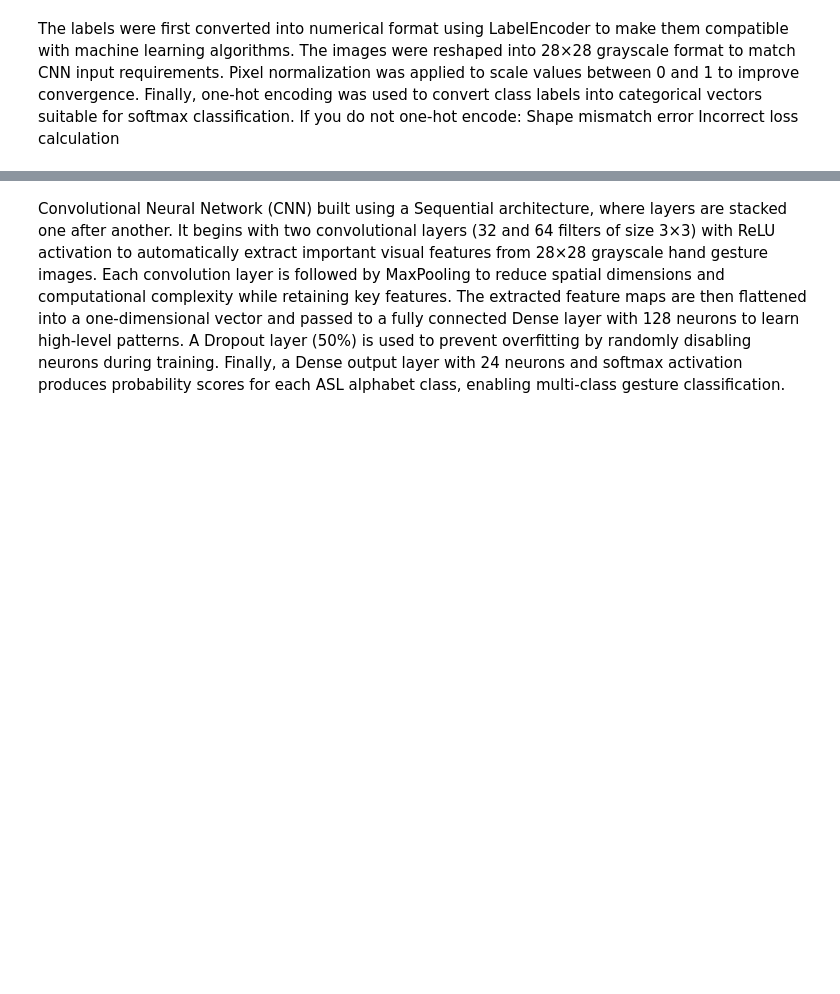
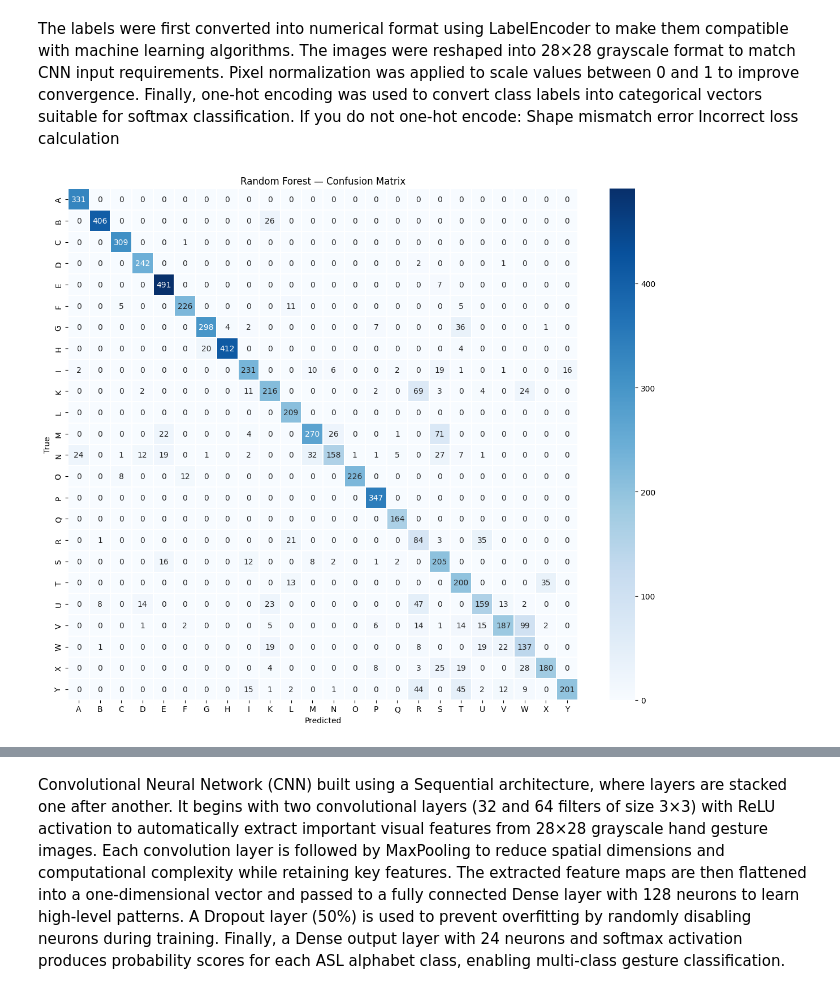
Before and after one commit to RavikrishnanVithushan/Research-Project, a Jupyter notebook: Sign_Language_CNN.ipynb, the cells around one changed output, grey strips where cells are left out. Saved outputs shown, nothing was run; the diff lists cells and outputs as text; code cells hidden in the pictures; blank space fills up the shorter version.

Commit message:
All four model comparision done

```diff
--- a/Sign_Language_CNN.ipynb
+++ b/Sign_Language_CNN.ipynb
@@ -257,0 +205,13 @@ y_test = to_categorical(y_test)
+# %%
+# -----------------------------
+# 4.2 Reshape & Normalise for CNN models (28x28x1, range 0–1)
+# -----------------------------
+X_train = X_train_raw.values.reshape(-1, 28, 28, 1) / 255.0
+X_test  = X_test_raw.values.reshape(-1, 28, 28, 1)  / 255.0
+
+# Flat version for sklearn baseline models
+X_train_flat = X_train_raw.values / 255.0    # shape (27455, 784)
+X_test_flat  = X_test_raw.values  / 255.0
+
+print(f'CNN input shape     : {X_train.shape}')
+print(f'Flat input shape    : {X_train_flat.shape}')
@@ -257,0 +261,18 @@ y_test = to_categorical(y_test)
+# %%
+# -----------------------------
+# 5.1 Random Forest
+# -----------------------------
+print('Training Random Forest (n_estimators=200)...')
+t0 = time.time()
+
+rf = RandomForestClassifier(n_estimators=200, random_state=42, n_jobs=-1)
+rf.fit(X_train_flat, y_train_enc)
+
+rf_time = time.time() - t0
+rf_preds = rf.predict(X_test_flat)
+rf_acc   = accuracy_score(y_test_enc, rf_preds)
+
+print(f'Random Forest Accuracy : {rf_acc:.4f} ({rf_acc*100:.2f}%)')
+print(f'Training time          : {rf_time:.1f}s')
+print('\nClassification Report:')
+print(classification_report(y_test_enc, rf_preds, target_names=letters))
@@ -259,3 +298,16 @@ y_test = to_categorical(y_test)
 The labels were first converted into numerical format using LabelEncoder to make them compatible with machine learning algorithms. The images were reshaped into 28×28 grayscale format to match CNN input requirements. Pixel normalization was applied to scale values between 0 and 1 to improve convergence. Finally, one-hot encoding was used to convert class labels into categorical vectors suitable for softmax classification. If you do not one-hot encode:
     Shape mismatch error
     Incorrect loss calculation
+# %%
+# Confusion Matrix — Random Forest
+cm_rf = confusion_matrix(y_test_enc, rf_preds)
+plt.figure(figsize=(12, 10))
+sns.heatmap(cm_rf, annot=True, fmt='d', linewidth=0.2,
+            xticklabels=letters, yticklabels=letters, cmap='Blues')
+plt.title('Random Forest — Confusion Matrix')
+plt.xlabel('Predicted')
+plt.ylabel('True')
+plt.tight_layout()
+plt.show()
+# %% [output]
+[figure, added]
```
Also changed, not shown: parts of 38 cells of this notebook.
